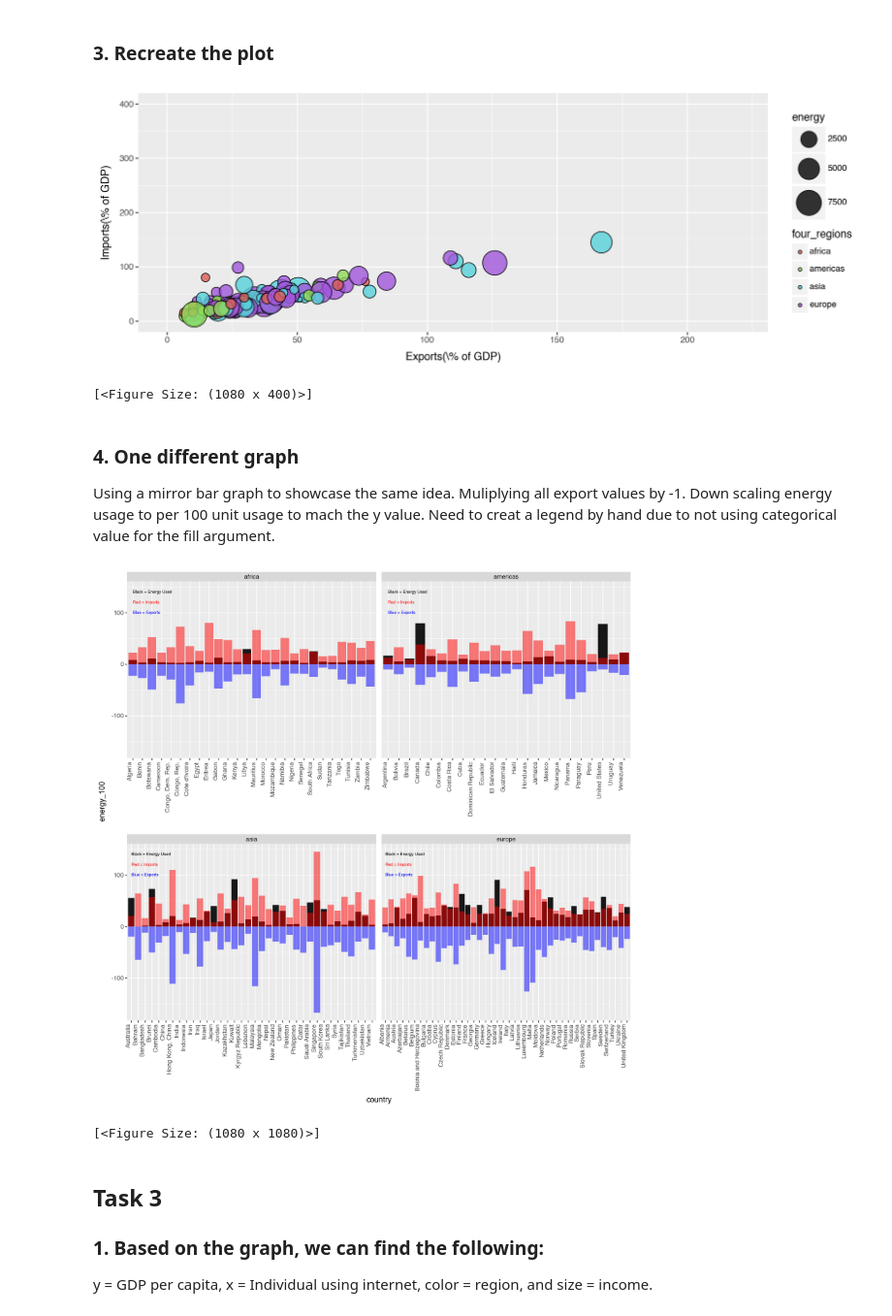
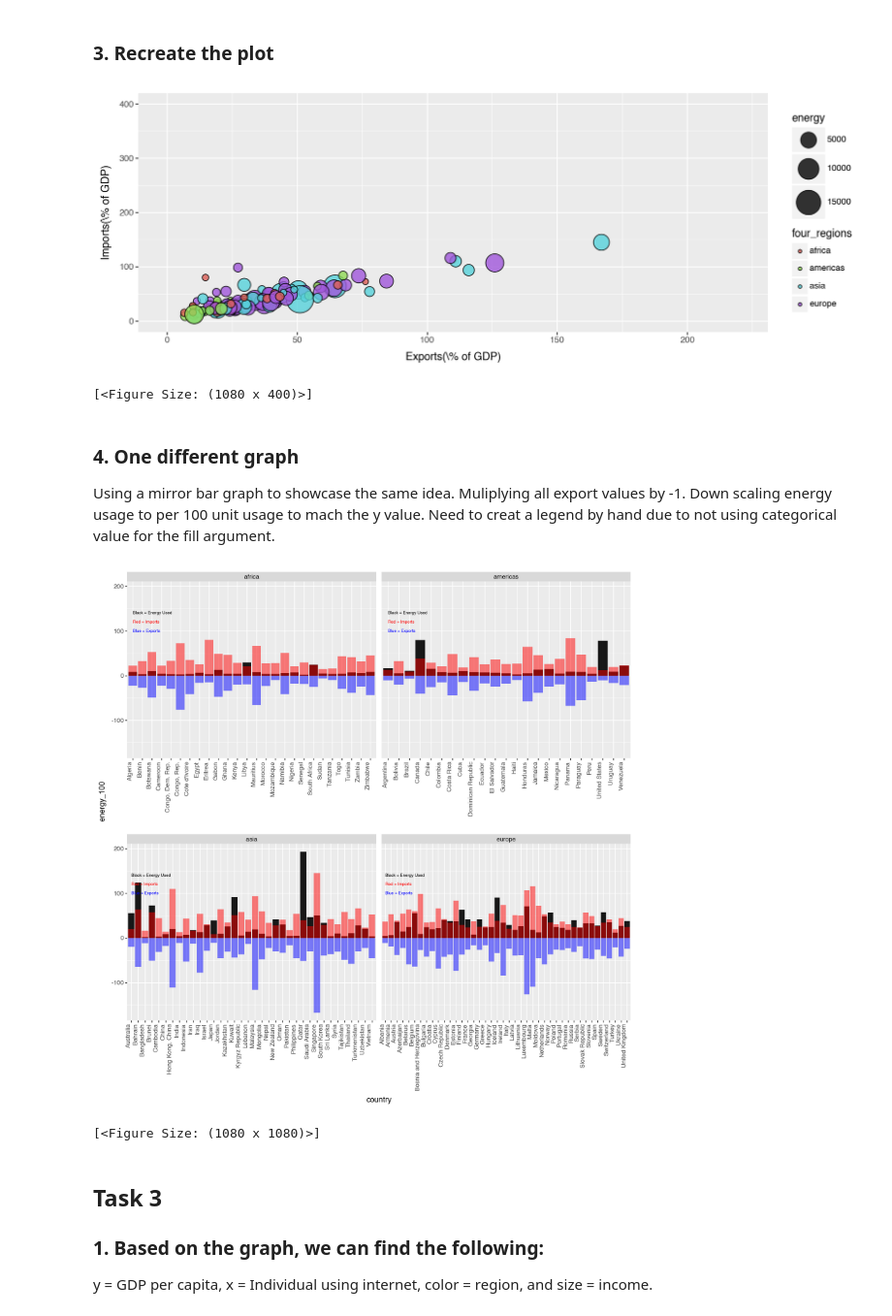
Before and after one commit to cybernewbee/gsb_544, a Jupyter notebook: lab/lab_1/lab_1.ipynb, the cells around one changed output. Shown at 97% size. Drawn from its saved outputs; the diff is of its cells as text; code cells hidden in the pictures.

```diff
--- a/lab/lab_1/lab_1.ipynb
+++ b/lab/lab_1/lab_1.ipynb
@@ -73,8 +73,6 @@ y = Imports% of GDP, x = Exports% of GDP, color = region, and size = energy.
 df2 = pd.read_csv('/Users/marvinlee/Documents/vs_code/gsb_544/lab/lab_1/q2data.csv')
 df2 = df2.dropna()
 df2.info()
-df2['energy'] = df2['energy'].str.replace('k', '000', regex=False)
-df2["energy"] = df2["energy"].astype(float)
 # %% [output]
 <class 'pandas.core.frame.DataFrame'>
 Index: 127 entries, 1 to 205
@@ -92,6 +90,9 @@ Data columns (total 9 columns):
  8   world_bank_region  127 non-null    object
 dtypes: float64(2), int64(1), object(6)
 memory usage: 9.9+ KB
+# %%
+df2['energy'] = df2['energy'].str.replace('k', '', regex=False).astype(float) * df2['energy'].str.endswith('k').map({True: 1000, False: 1})
+# convert 12.4k and 13.9k to 124000 and 139000; code suggested by Chat
 # %% [markdown]
 ### 3. Recreate the plot
 # %%
@@ -104,7 +105,7 @@ memory usage: 9.9+ KB
  p9.scale_size(range=(2,15))
 ]
 # %% [output]
-[figure, old version]
+[figure, new version]
 [<Figure Size: (1080 x 400)>]
 # %% [markdown]
 ### 4. One different graph
@@ -115,18 +116,18 @@ df2["energy_100"] = df2["energy"] / 100
 # %%
 [p9.ggplot(df2) +
  p9.aes(x="country") +
  p9.geom_bar(p9.aes(y="energy_100"), stat="identity", fill="black", alpha =0.9) +
  p9.geom_bar(p9.aes(y="imports"), stat="identity", fill="red", alpha = 0.5) +
  p9.geom_bar(p9.aes(y="neg_exports"), stat="identity", fill="blue", alpha = 0.5) +
  p9.facet_wrap('~four_regions', scales='free_x', ncol=2) +
  p9.theme(figure_size=(10.8, 10.8),
           axis_text_x=p9.element_text(angle=90, hjust=1)) +
- p9.annotate("text", x=1, y=140, label="Black = Energy Used", color="black", size=6, ha='left') + # using anotation instead of a legend; code suggested by Chat
+ p9.annotate("text", x=1, y=140, label="Black = Energy Used per 100 unit", color="black", size=6, ha='left') + # using anotation instead of a legend; code suggested by Chat
  p9.annotate("text", x=1, y=120, label="Red = Imports", color="red", size=6, ha='left') +
  p9.annotate("text", x=1, y=100, label="Blue = Exports", color="blue", size=6, ha='left')
 ]
 # %% [output]
-[figure, old version]
+[figure, new version]
 [<Figure Size: (1080 x 1080)>]
 # %% [markdown]
 ## Task 3
```
Also changed, not shown: 7 other files.
